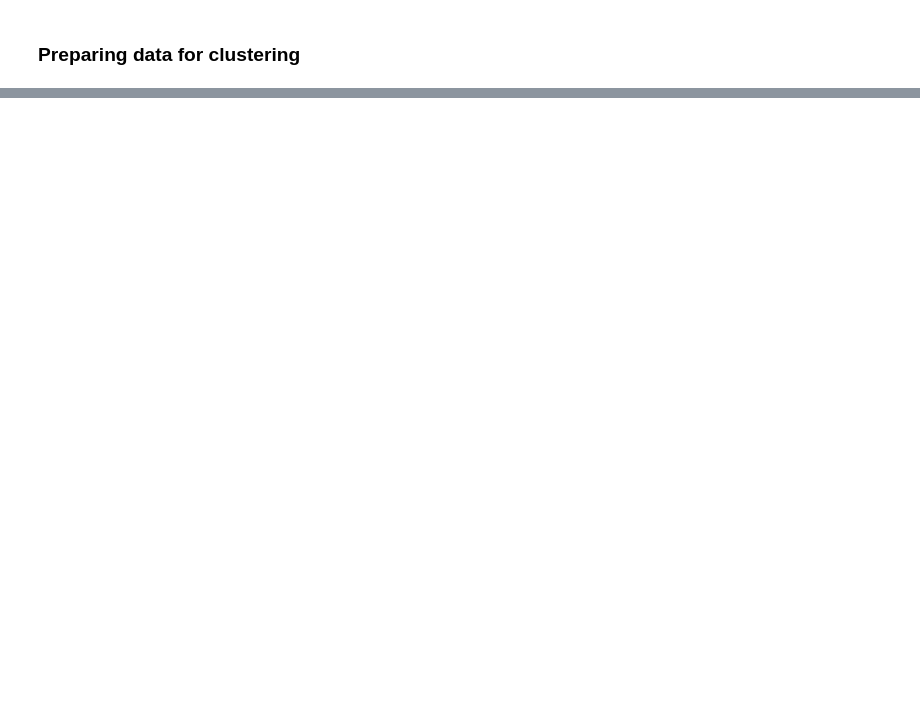
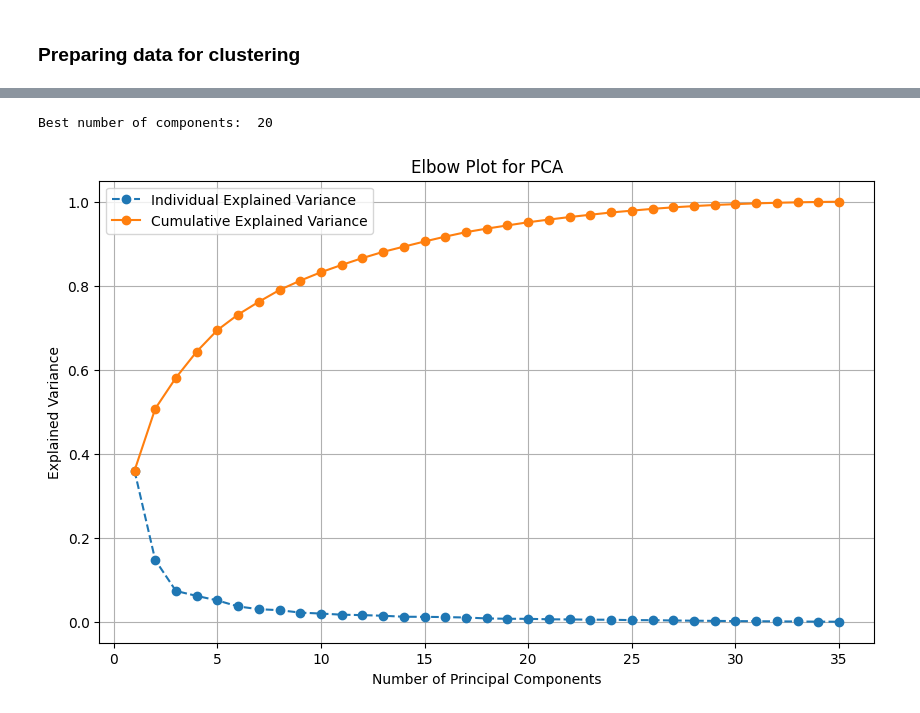
Before and after one commit to Mghd269/DMI-Project, a Jupyter notebook: notebooks/03_data_preparation.ipynb, the cells around one changed output, grey strips where cells are left out. Drawn from its saved outputs; the diff is of its cells as text; code cells hidden in the pictures; blank space fills up the shorter version.

```diff
--- a/notebooks/03_data_preparation.ipynb
+++ b/notebooks/03_data_preparation.ipynb
@@ -23 +30,6 @@ df.head()
 5 rows × 39 columns
+# %%
+#Columns for model
+data_for_model = df.loc[:, ~df.columns.isin(['Nazwa', 'ID', 'Adres e-mail', 'W jaki sposób chcesz uczestniczyć w Community?'])]
+
+data_for_model.head(5)
@@ -23,0 +48,25 @@ df.head()
+# %%
+#PCA
+pca = PCA()
+pca.fit(data_for_model)
+
+
+explained_variance = pca.explained_variance_ratio_
+cumulative_variance = np.cumsum(explained_variance)
+
+#Print best number of components
+print('Best number of components: ', np.argmax(cumulative_variance > 0.95) + 1)
+# %% [output]
+Best number of components:  20
+# %%
+plt.figure(figsize=(10, 6))
+plt.plot(range(1, len(explained_variance) + 1), explained_variance, marker='o', linestyle='--', label='Individual Explained Variance')
+plt.plot(range(1, len(cumulative_variance) + 1), cumulative_variance, marker='o', linestyle='-', label='Cumulative Explained Variance')
+plt.title('Elbow Plot for PCA')
+plt.xlabel('Number of Principal Components')
+plt.ylabel('Explained Variance')
+plt.legend()
+plt.grid(True)
+plt.show()
+# %% [output]
+[figure, added]
```
Also changed, not shown: parts of 9 cells of this notebook, 1 other file.
